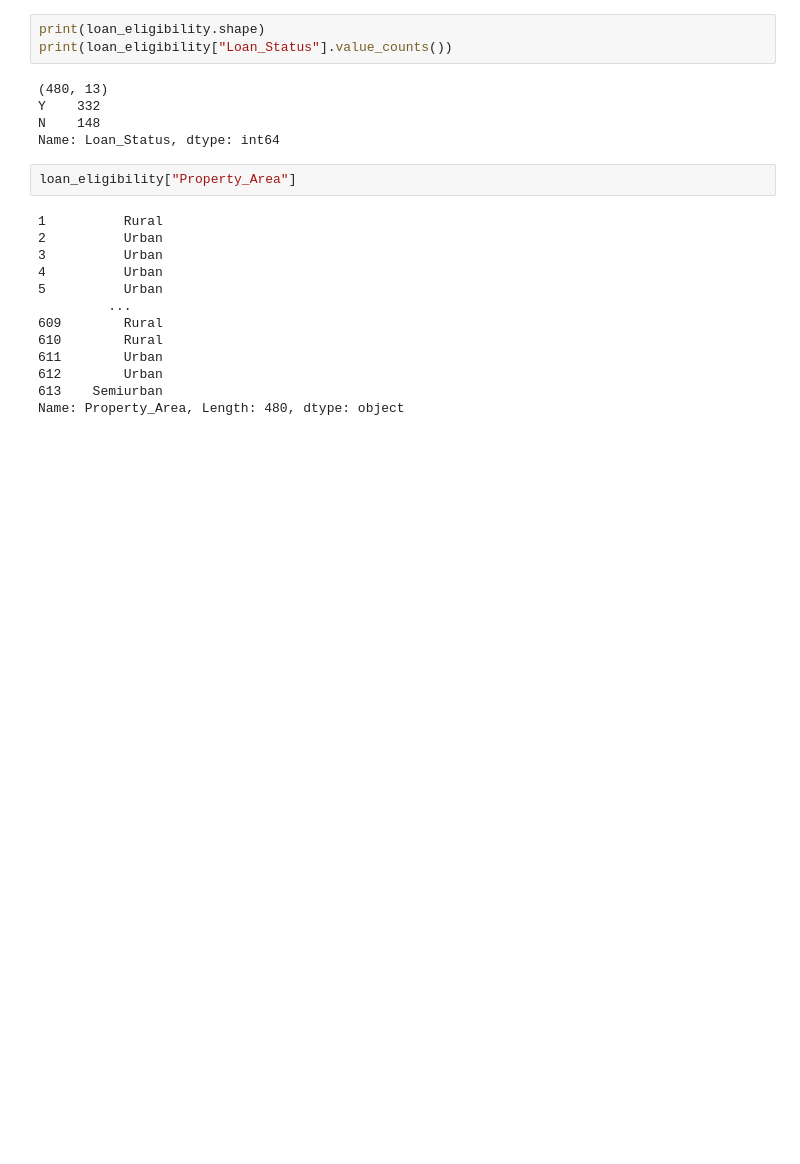
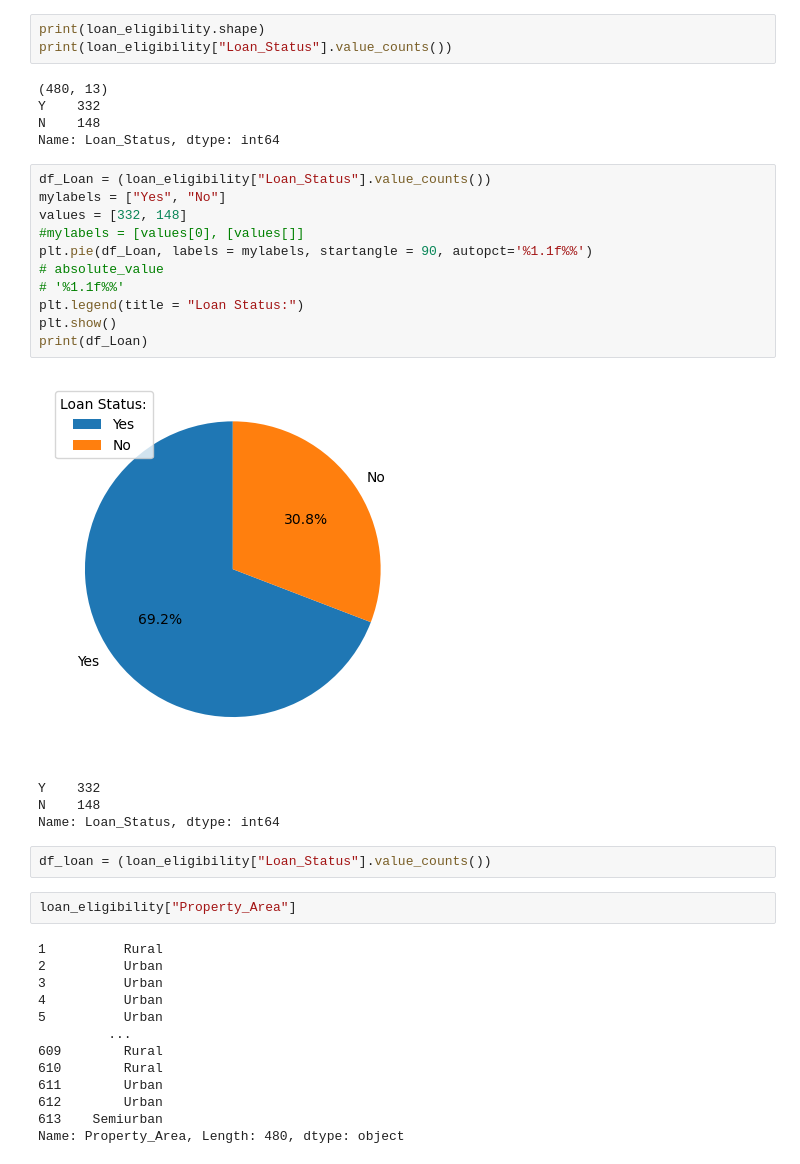
Before and after one commit to loughjo/ProgDataAnalysis-Project, a Jupyter notebook: ProgDataAnalysisProject.ipynb, the cells around one changed output. Cells and saved outputs as stored; diff of their text form; blank space fills up the shorter version.

```diff
--- a/ProgDataAnalysisProject.ipynb
+++ b/ProgDataAnalysisProject.ipynb
@@ -102,6 +112,24 @@ print(loan_eligibility["Loan_Status"].value_counts())
 Y    332
 N    148
 Name: Loan_Status, dtype: int64
+# %%
+df_Loan = (loan_eligibility["Loan_Status"].value_counts())
+mylabels = ["Yes", "No"]
+values = [332, 148]
+#mylabels = [values[0], [values[]]
+plt.pie(df_Loan, labels = mylabels, startangle = 90, autopct='%1.1f%%')
+# absolute_value
+# '%1.1f%%'
+plt.legend(title = "Loan Status:")
+plt.show()
+print(df_Loan)
+# %% [output]
+[figure, added]
+Y    332
+N    148
+Name: Loan_Status, dtype: int64
+# %%
+df_loan = (loan_eligibility["Loan_Status"].value_counts())
 # %%
 loan_eligibility["Property_Area"]
 # %% [output]
```
Also changed, not shown: parts of 22 cells of this notebook.
